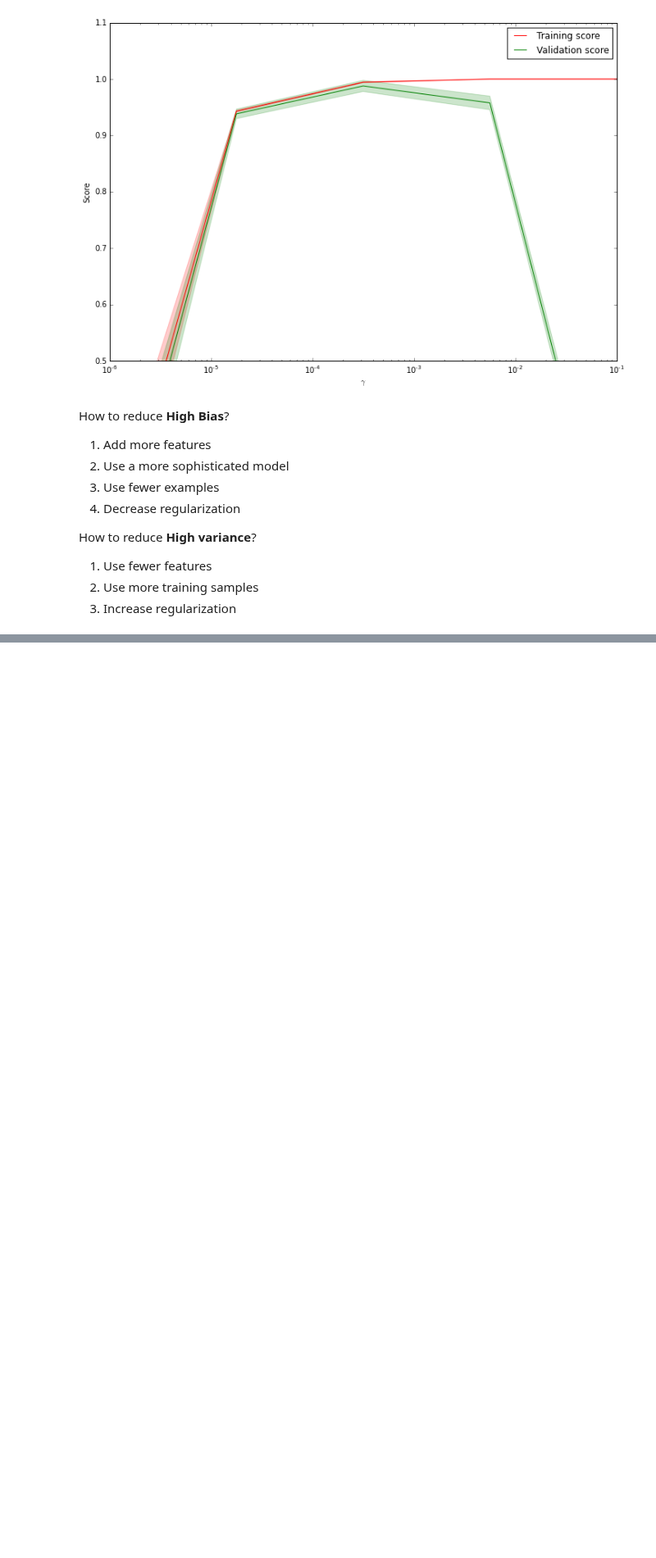
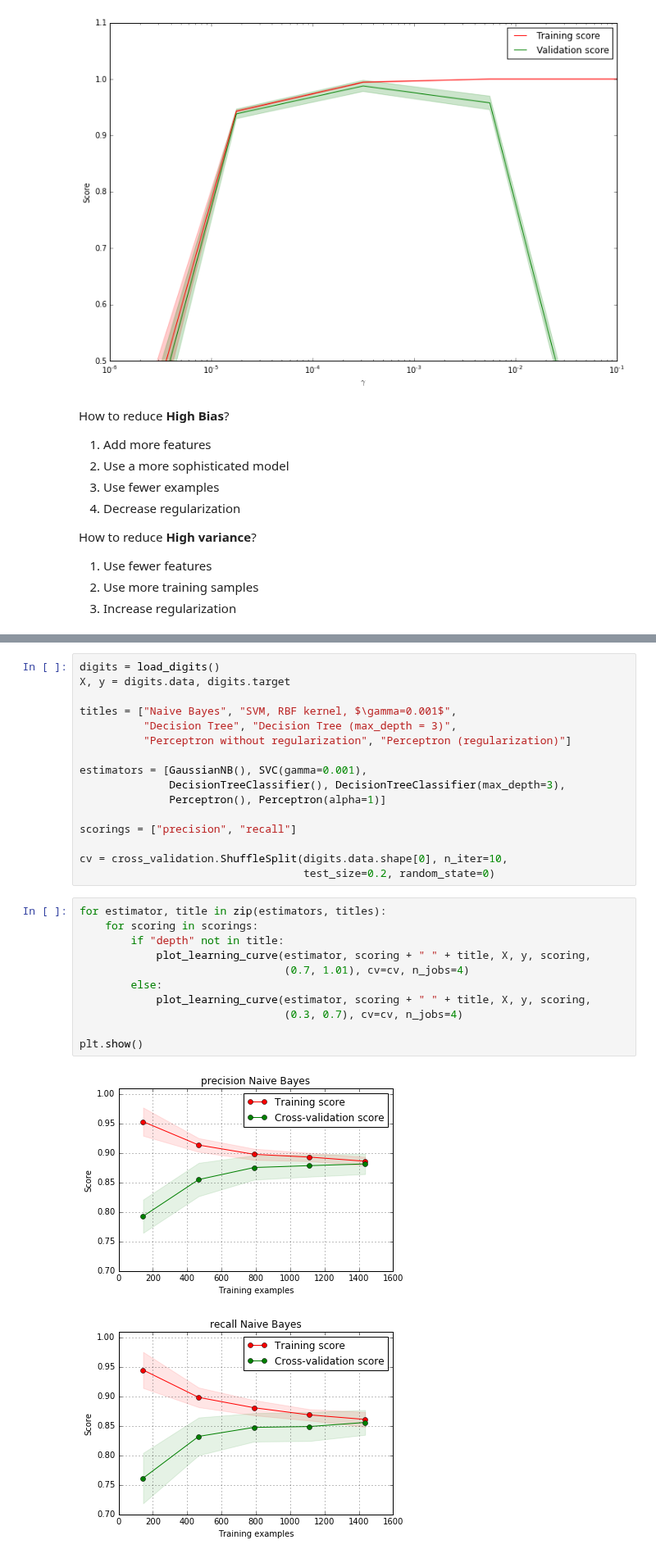
Before and after one commit to borjaeg/nlp_tests, a Jupyter notebook: Learning and Validation Curves.ipynb, the cells around one changed output, grey strips where cells are left out. Shown at 82% size. Saved outputs shown, nothing was run; the diff lists cells and outputs as text; blank space fills up the shorter version.

Commit message:
working with learning curves

```diff
--- a/Learning and Validation Curves.ipynb
+++ b/Learning and Validation Curves.ipynb
@@ -54,0 +100,30 @@ How to reduce **High variance**?
+# %%
+digits = load_digits()
+X, y = digits.data, digits.target
+
+titles = ["Naive Bayes", "SVM, RBF kernel, $\gamma=0.001$",
+          "Decision Tree", "Decision Tree (max_depth = 3)",
+          "Perceptron without regularization", "Perceptron (regularization)"]
+
+estimators = [GaussianNB(), SVC(gamma=0.001),
+              DecisionTreeClassifier(), DecisionTreeClassifier(max_depth=3),
+              Perceptron(), Perceptron(alpha=1)]
+
+scorings = ["precision", "recall"]
+
+cv = cross_validation.ShuffleSplit(digits.data.shape[0], n_iter=10,
+                                   test_size=0.2, random_state=0)
+# %%
+for estimator, title in zip(estimators, titles):
+    for scoring in scorings:
+        if "depth" not in title:
+            plot_learning_curve(estimator, scoring + " " + title, X, y, scoring,
+                                (0.7, 1.01), cv=cv, n_jobs=4)
+        else:
+            plot_learning_curve(estimator, scoring + " " + title, X, y, scoring,
+                                (0.3, 0.7), cv=cv, n_jobs=4)
+
+plt.show()
+# %% [output]
+[figure, added]
+[figure, added]
```
Also changed, not shown: parts of 8 cells of this notebook, 1 other file.
